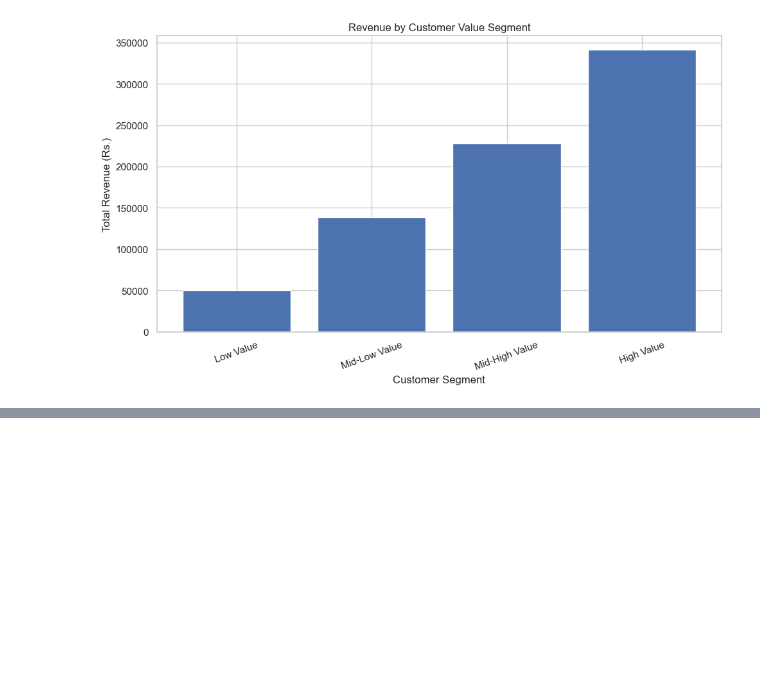
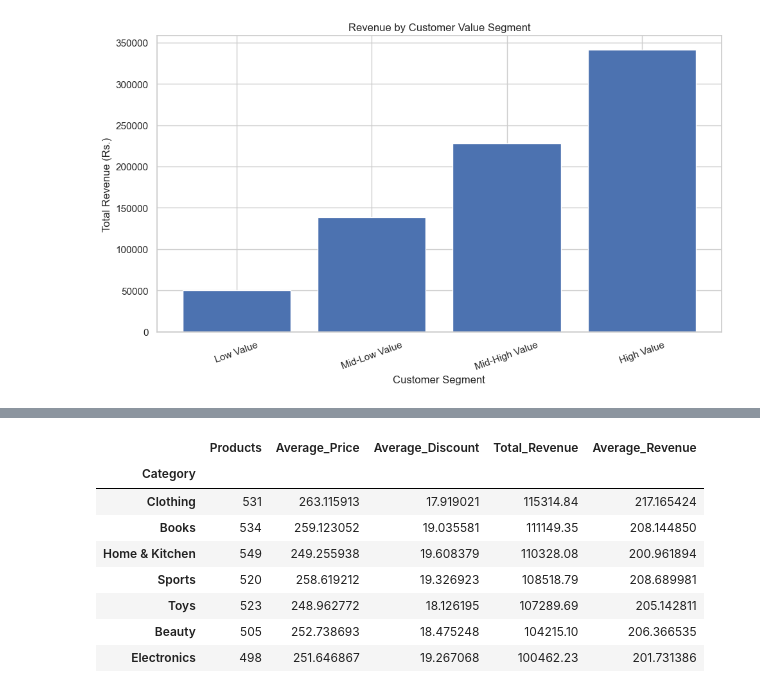
Before and after one commit to lomboto05-commits/eCommerce-customer-analytics, a Jupyter notebook: ecomemerce_customer_analytics.ipynb, the cells around one changed output, grey strips where cells are left out. Saved outputs shown, nothing was run; the diff lists cells and outputs as text; code cells hidden in the pictures; blank space fills up the shorter version.

```diff
--- a/ecomemerce_customer_analytics.ipynb
+++ b/ecomemerce_customer_analytics.ipynb
@@ -407,0 +502,20 @@ plt.show()
+# %%
+category_performance = df.groupby("Category").agg(
+    Products=("Product_ID", "count"),
+    Average_Price=("Price (Rs.)", "mean"),
+    Average_Discount=("Discount (%)", "mean"),
+    Total_Revenue=("Final_Price(Rs.)", "sum"),
+    Average_Revenue=("Final_Price(Rs.)", "mean")
+).sort_values("Total_Revenue", ascending=False)
+
+display(category_performance)
+# %% [output]
+|  | Products | Average_Price | Average_Discount | Total_Revenue | Average_Revenue |
+| Category |  |  |  |  |  |
+| Clothing | 531 | 263.115913 | 17.919021 | 115314.84 | 217.165424 |
+| Books | 534 | 259.123052 | 19.035581 | 111149.35 | 208.144850 |
+| Home & Kitchen | 549 | 249.255938 | 19.608379 | 110328.08 | 200.961894 |
+| Sports | 520 | 258.619212 | 19.326923 | 108518.79 | 208.689981 |
+| Toys | 523 | 248.962772 | 18.126195 | 107289.69 | 205.142811 |
+| Beauty | 505 | 252.738693 | 18.475248 | 104215.10 | 206.366535 |
+| Electronics | 498 | 251.646867 | 19.267068 | 100462.23 | 201.731386 |
```
Also changed, not shown: parts of 5 cells of this notebook.
